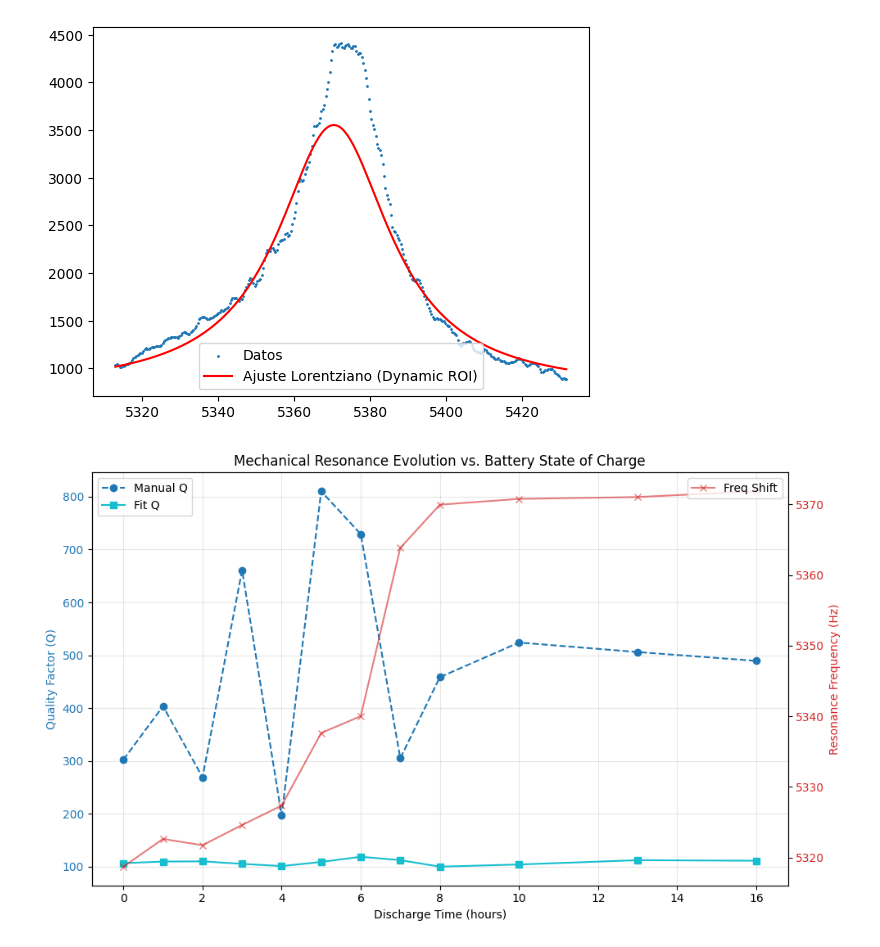
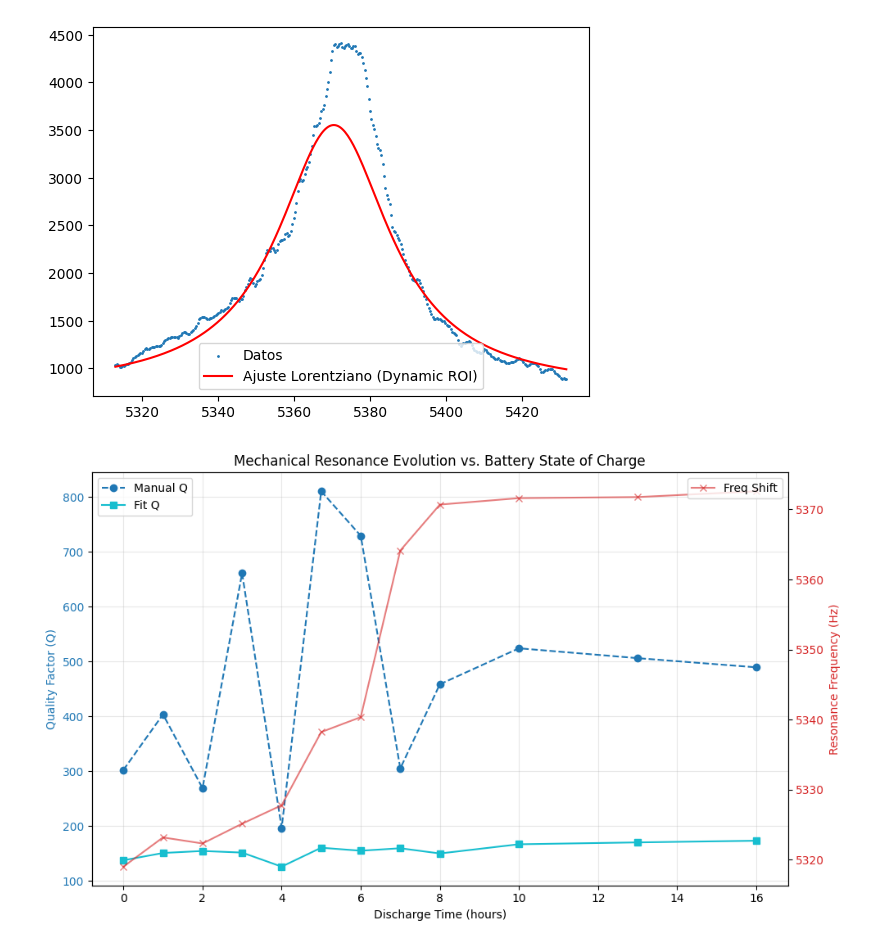
Before and after one commit to johhanz099/battery_project, a Jupyter notebook: notebooks/Datoskinetic2.ipynb, the cells around one changed output. Drawn from its saved outputs; the diff is of its cells as text; code cells hidden in the pictures.

Commit message:
Q fit and manual not working, just Freq shift

```diff
--- a/notebooks/Datoskinetic2.ipynb
+++ b/notebooks/Datoskinetic2.ipynb
@@ -585,7 +585,7 @@ def lorentzian(f, f_res, gamma, A, offset):
     """
     return (A / np.pi) * (gamma / ((f - f_res)**2 + gamma**2)) + offset
 
-def analyze_resonance_peak(freqs, magnitudes, f_min=5300, f_max=5395): # adjust f_min and f_max based on observed peak locations
+def analyze_resonance_peak(freqs, magnitudes, f_min=5250, f_max=5450): # adjust f_min and f_max based on observed peak locations
     """
     Performs ROI cropping, manual FWHM estimation, and Lorentzian fitting.
     Inputs should be the smoothed/filtered spectrum for better convergence.
@@ -750,7 +841,7 @@ def run_full_analysis(hours_list, attempts_dict, fs=44100):
         f, mag_avg = get_average_fft_for_hour(h, attempts_dict[h])
 
         # 2. Analyze the resonance peak at ~5.4 kHz
-        analysis = analyze_resonance_peak(f, mag_avg, f_min=5000, f_max=5800)
+        analysis = analyze_resonance_peak(f, mag_avg, f_min=5250, f_max=5450)
 
         if analysis:
             results_list.append({
@@ -775,31 +866,31 @@ attempts_dict = {
     7: [2, 3, 4, 5],
     8: [1, 2, 3, 4, 5],
     10: [1, 2, 3, 4, 5],
     13: [1, 2, 3, 4, 5, 6, 7, 8],
     16: [1, 2, 3, 4, 5]
 }
 df_results = run_full_analysis(hours, attempts_dict)
 
 # --- Plotting the comparison ---
 fig, ax1 = plt.subplots(figsize=(10, 6))
 
 ax1.set_xlabel('Discharge Time (hours)')
 ax1.set_ylabel('Quality Factor (Q)', color='tab:blue')
 ax1.plot(df_results['hour'], df_results['q_manual'], 'o--', label='Manual Q', color='tab:blue')
 ax1.plot(df_results['hour'], df_results['q_fit'], 's-', label='Fit Q', color='tab:cyan')
 ax1.tick_params(axis='y', labelcolor='tab:blue')
 ax1.grid(True, alpha=0.3)
 
 # Create a second axis for the Resonance Frequency Shift
 ax2 = ax1.twinx()
 ax2.set_ylabel('Resonance Frequency (Hz)', color='tab:red')
 ax2.plot(df_results['hour'], df_results['f_res'], 'x-', color='tab:red', label='Freq Shift', alpha=0.6)
 ax2.tick_params(axis='y', labelcolor='tab:red')
 
 plt.title('Mechanical Resonance Evolution vs. Battery State of Charge')
 fig.tight_layout()
 ax1.legend(loc='upper left')
 ax2.legend(loc='upper right')
 plt.show()
 # %% [output]
-[figure, old version]
+[figure, new version]
```
Also changed, not shown: parts of 2 cells of this notebook.
